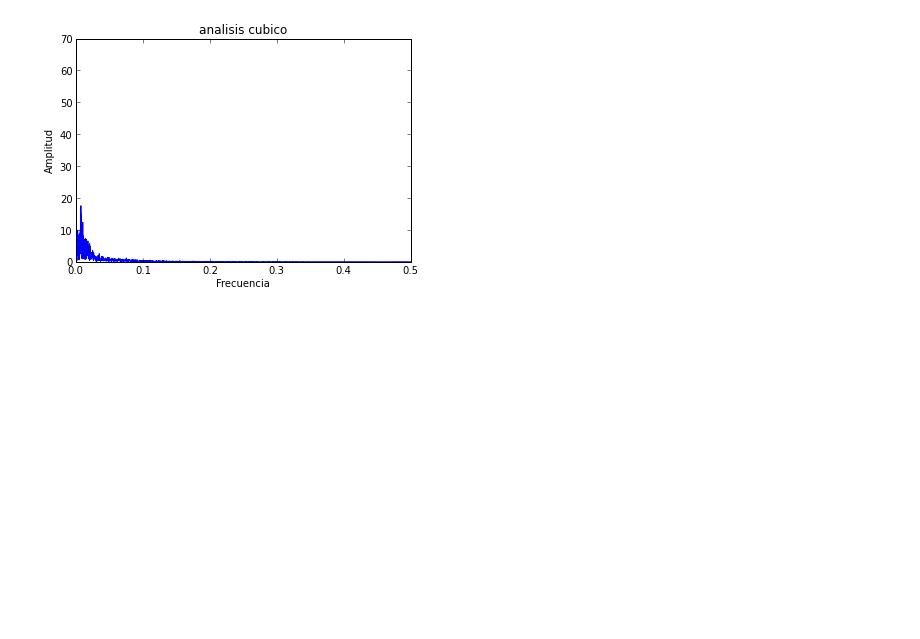
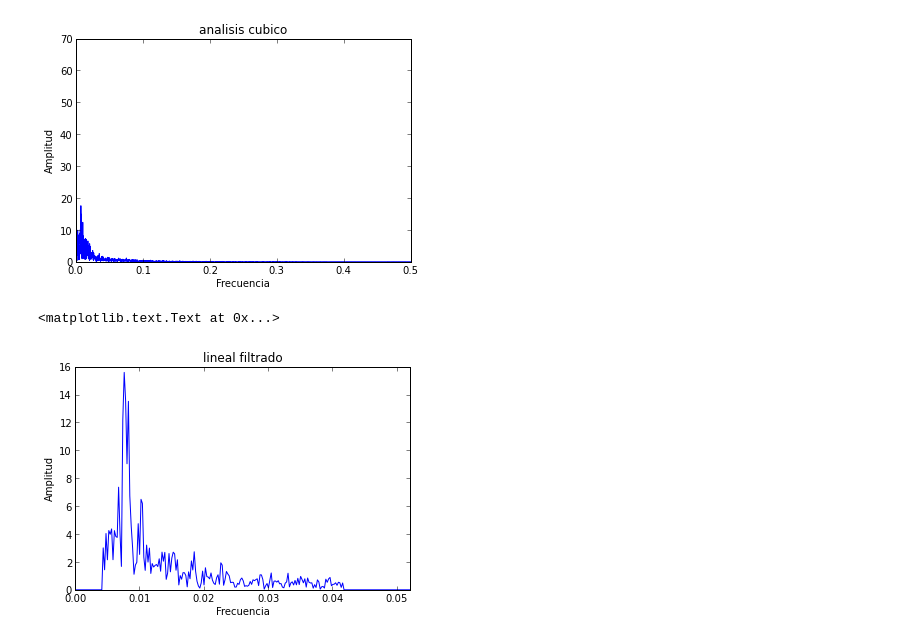
Before and after one commit to HalbardHobby/FisicaComputacional, a Jupyter notebook: Tarea5/Punto2.ipynb, the cells around one changed output. Saved outputs shown, nothing was run; the diff lists cells and outputs as text; code cells hidden in the pictures; blank space fills up the shorter version.

Commit message:
agregado el filtro del espectro

```diff
--- a/Tarea5/Punto2.ipynb
+++ b/Tarea5/Punto2.ipynb
@@ -72,9 +72,10 @@ def kodama(obs, cant=len(remaster)):#Los kodama son espectros asociados con los
 
     #Ahora finalmente se grafica
     plt.plot(freq_mid, numpy.abs(amp_mid))
+    #plt.plot(freq, numpy.abs(amp))
     plt.xlabel("Frecuencia")
     plt.ylabel("Amplitud")
-    return{'freq':freq_mid,'amp':amp_mid}
+    return(freq_mid,amp_mid)
 # %%
 lin_spec=kodama(obs_lin)
 plt.title("analisis lineal")
@@ -93,3 +94,25 @@ plt.title("analisis cubico")
 # %% [output]
 <matplotlib.text.Text at 0x...>
 [figure]
+# %%
+#ya que el calculo se realiza en meses la frecuencia y el perido tambien deben pasarse a meses.
+def purificar(espectro):
+    min_freq=240**-1#se definen los periodos en lunas
+    max_freq=24**-1
+
+    freq=espectro[0]
+    amp=espectro[1]
+    amp[np.abs(freq)>max_freq]=0
+    amp[np.abs(freq)<min_freq]=0
+
+    plot(freq,np.abs(amp))
+    xlim(0,1.25*max_freq)
+    plt.xlabel("Frecuencia")
+    plt.ylabel("Amplitud")
+    return amp
+# %%
+lin_fil=purificar(lin_spec)
+title("lineal filtrado")
+# %% [output]
+<matplotlib.text.Text at 0x...>
+[figure, added]
```
Also changed, not shown: parts of 2 cells of this notebook.
